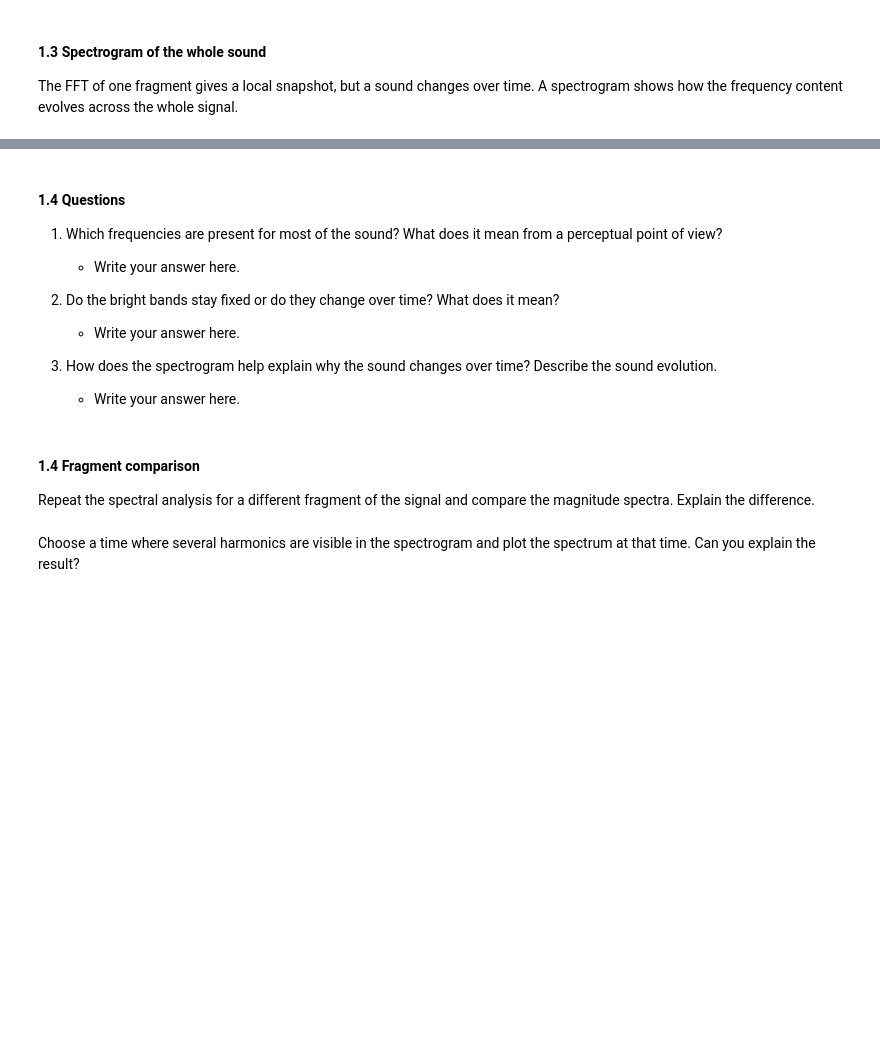
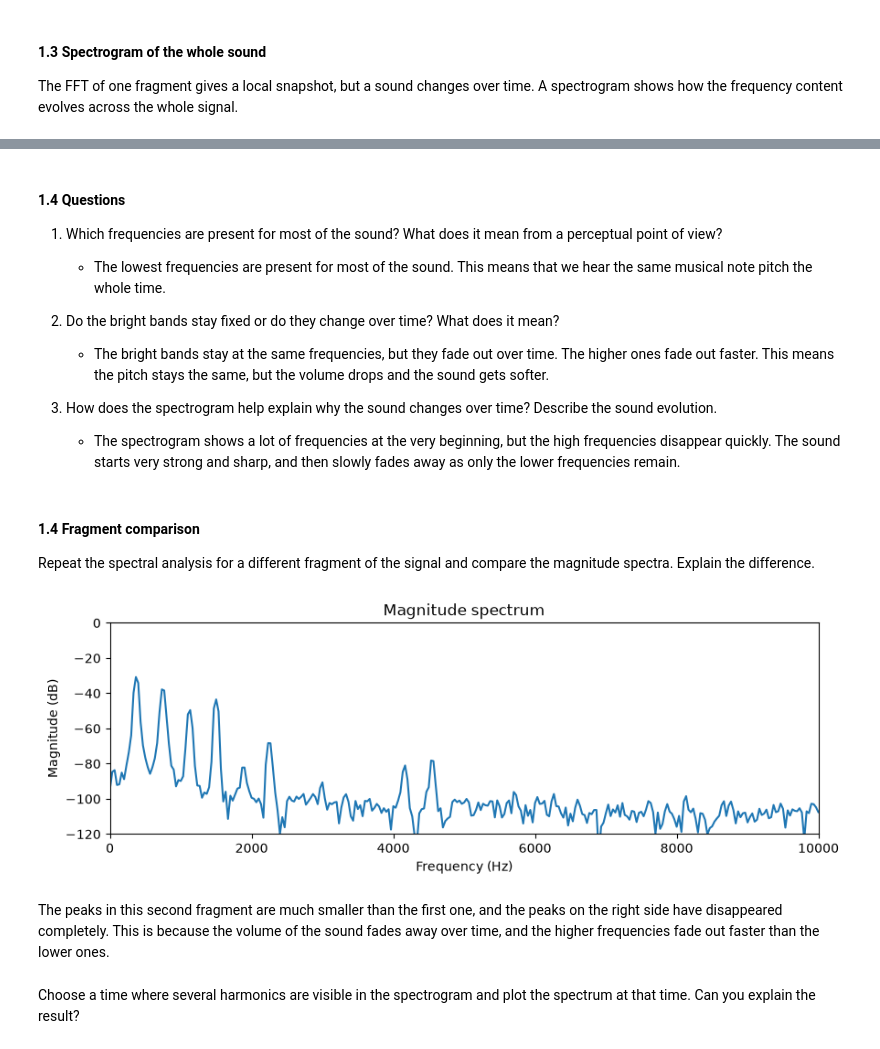
Before and after one commit to claudiapoch01/sis1_claudiapoch, a Jupyter notebook: labs/Lab3.ipynb, the cells around one changed output, grey strips where cells are left out. Drawn from its saved outputs; the diff is of its cells as text; code cells hidden in the pictures; blank space fills up the shorter version.

```diff
--- a/labs/Lab3.ipynb
+++ b/labs/Lab3.ipynb
@@ -83,19 +80,32 @@ plt.show()
 #### 1.4 Questions
 
 1. Which frequencies are present for most of the sound? What does it mean from a perceptual point of view?
-   - Write your answer here.
+   - The lowest frequencies are present for most of the sound. This means that we hear the same musical note  pitch the whole time.
 
 2. Do the bright bands stay fixed or do they change over time? What does it mean?
-   - Write your answer here.
+   - The bright bands stay at the same frequencies, but they fade out over time. The higher ones fade out faster. This means the pitch stays the same, but the volume drops and the sound gets softer.
 
 3. How does the spectrogram help explain why the sound changes over time? Describe the sound evolution.
-   - Write your answer here.
+   - The spectrogram shows a lot of frequencies at the very beginning, but the high frequencies disappear quickly. The sound starts very strong and sharp, and then slowly fades away as only the lower frequencies remain.
 # %% [markdown]
 #### 1.4 Fragment comparison
 
 Repeat the spectral analysis for a different fragment of the signal and compare the magnitude spectra. Explain the difference.
 # %%
-# Write the code here
+start2 = int(1.0 * fs) # i choose 1 second.
+end2 = int(1.03 * fs)
+fragment2 = reference_audio[start2:end2]
+
+ax = plot_spectrum(fragment2, sr=fs)
+ax.set_ylim([-120, 0])
+ax.set_xlim([0, 10000])
+
+import matplotlib.pyplot as plt
+plt.show()
+# %% [output]
+[figure, added]
+# %% [markdown]
+The peaks in this second fragment are much smaller than the first one, and the peaks on the right side have disappeared completely. This is because the volume of the sound fades away over time, and the higher frequencies fade out faster than the lower ones.
 # %% [markdown]
 Choose a time where several harmonics are visible in the spectrogram and plot the spectrum at that time. Can you explain the result?
 # %%
```
Also changed, not shown: parts of 5 cells of this notebook.
